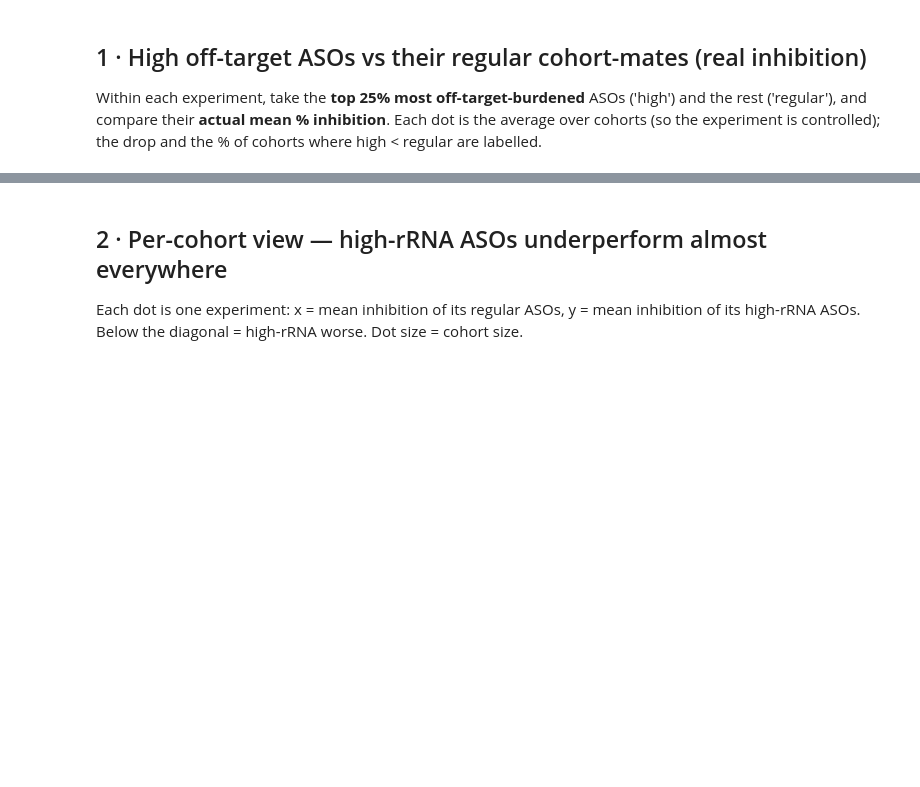
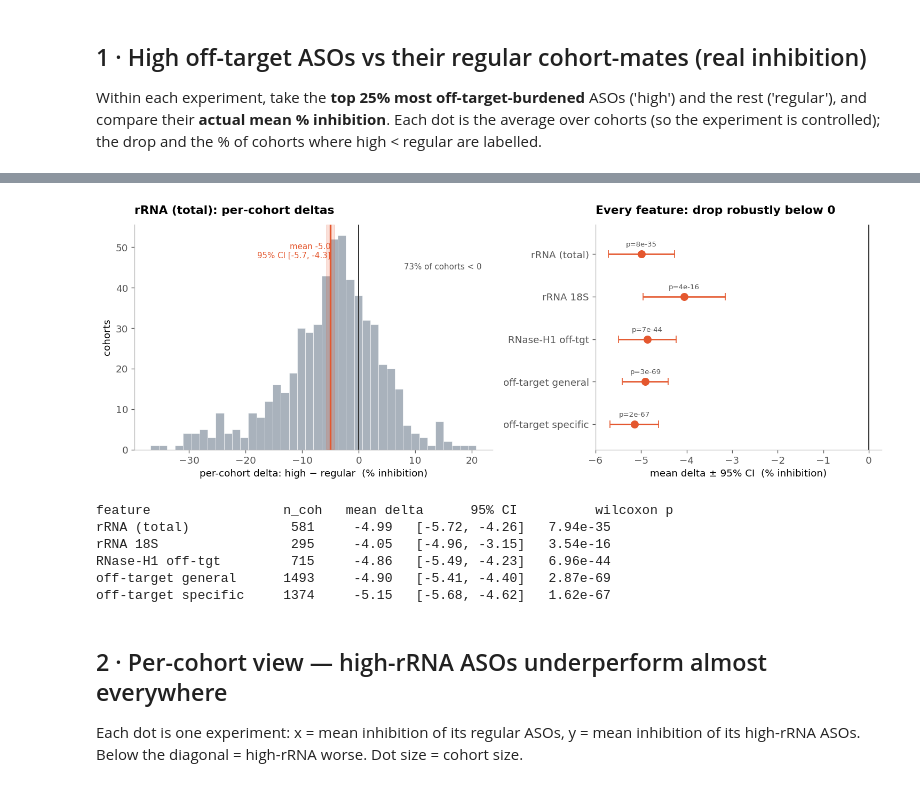
Before and after one commit to RedPenguin100/TAUSO, a Jupyter notebook: notebooks/graphs/raw_features/offtarget_rrna.ipynb, the cells around one changed output, grey strips where cells are left out. Drawn from its saved outputs; the diff is of its cells as text; code cells hidden in the pictures; blank space fills up the shorter version.

```diff
--- a/notebooks/graphs/raw_features/offtarget_rrna.ipynb
+++ b/notebooks/graphs/raw_features/offtarget_rrna.ipynb
@@ -39,3 +87,46 @@ ax.legend(frameon=False, loc='lower right'); plt.tight_layout(); plt.show()
+# %%
+feats = ['rRNA (total)', 'rRNA 18S', 'RNase-H1 off-tgt', 'off-target general', 'off-target specific']
+res = {name: f.cohort_delta(df, name) for name in feats}
+fig, ax = plt.subplots(1, 2, figsize=(12.5, 4.6), gridspec_kw={'width_ratios': [1.25, 1]})
+
+# left: distribution of per-cohort deltas for the headline rRNA feature
+c = res['rRNA (total)']; delta = c['delta']
+ax[0].hist(delta, bins=40, color=f.GREY, alpha=.85, edgecolor='white', linewidth=.4)
+ax[0].axvline(0, color='#333', lw=1.2)
+ax[0].axvspan(c['mean']-c['ci'], c['mean']+c['ci'], color=f.ACCENT, alpha=.18)
+ax[0].axvline(c['mean'], color=f.ACCENT, lw=2)
+ax[0].annotate(f"mean {c['mean']:+.1f}\n95% CI [{c['mean']-c['ci']:+.1f}, {c['mean']+c['ci']:+.1f}]",
+               (c['mean'], ax[0].get_ylim()[1]*.92), ha='right', va='top', fontsize=9, color=f.ACCENT)
+ax[0].annotate(f"{100*(delta<0).mean():.0f}% of cohorts < 0", (.97, .80), xycoords='axes fraction',
+               ha='right', fontsize=9, color='#555')
+ax[0].set_xlabel('per-cohort delta: high − regular  (% inhibition)')
+ax[0].set_ylabel('cohorts'); ax[0].set_title('rRNA (total): per-cohort deltas')
+
+# right: mean delta +/- 95% CI per feature, with Wilcoxon p
+y = np.arange(len(feats))[::-1]
+ax[1].axvline(0, color='#333', lw=1.2)
+for yi, name in zip(y, feats):
+    r = res[name]
+    ax[1].errorbar(r['mean'], yi, xerr=r['ci'], fmt='o', ms=8, color=f.ACCENT,
+                   ecolor=f.ACCENT, elinewidth=1.6, capsize=4)
+    ax[1].annotate(f"p={r['p']:.0e}", (r['mean'], yi+0.18), ha='center', fontsize=8, color='#555')
+ax[1].set_yticks(y); ax[1].set_yticklabels(feats); ax[1].set_ylim(-0.6, len(feats)-0.3)
+ax[1].set_xlabel('mean delta ± 95% CI  (% inhibition)')
+ax[1].set_title('Every feature: drop robustly below 0')
+plt.tight_layout(); plt.show()
+
+print('feature                 n_coh   mean delta      95% CI          wilcoxon p')
+for name in feats:
+    r = res[name]
+    print(f"{name:22s}{r['n']:6d}  {r['mean']:+8.2f}   [{r['mean']-r['ci']:+.2f}, {r['mean']+r['ci']:+.2f}]   {r['p']:.2e}")
+# %% [output]
+[figure, added]
+feature                 n_coh   mean delta      95% CI          wilcoxon p
+rRNA (total)             581     -4.99   [-5.72, -4.26]   7.94e-35
+rRNA 18S                 295     -4.05   [-4.96, -3.15]   3.54e-16
+RNase-H1 off-tgt         715     -4.86   [-5.49, -4.23]   6.96e-44
+off-target general      1493     -4.90   [-5.41, -4.40]   2.87e-69
+off-target specific     1374     -5.15   [-5.68, -4.62]   1.62e-67
 # %% [markdown]
 ## 2 · Per-cohort view — high-rRNA ASOs underperform almost everywhere
 Each dot is one experiment: x = mean inhibition of its regular ASOs, y = mean inhibition of its high-rRNA ASOs. Below the diagonal = high-rRNA worse. Dot size = cohort size.
```
Also changed, not shown: parts of 4 cells of this notebook, 1 other file.
